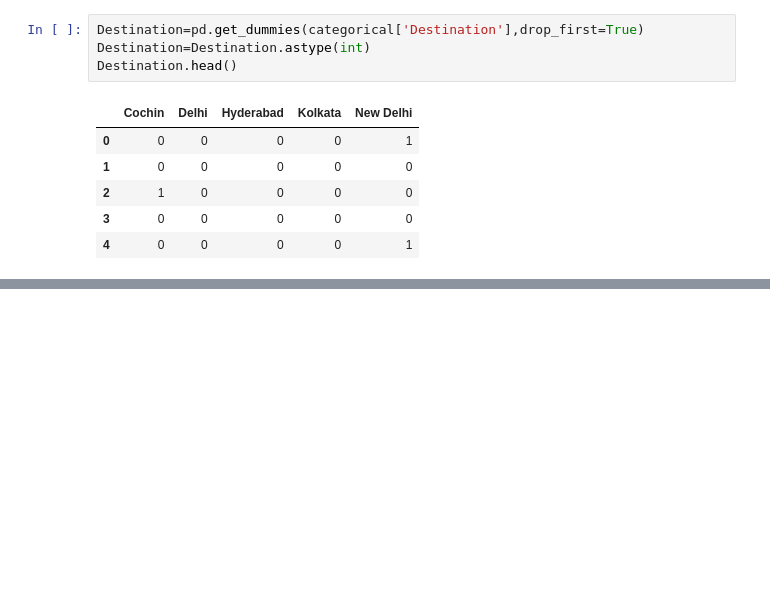
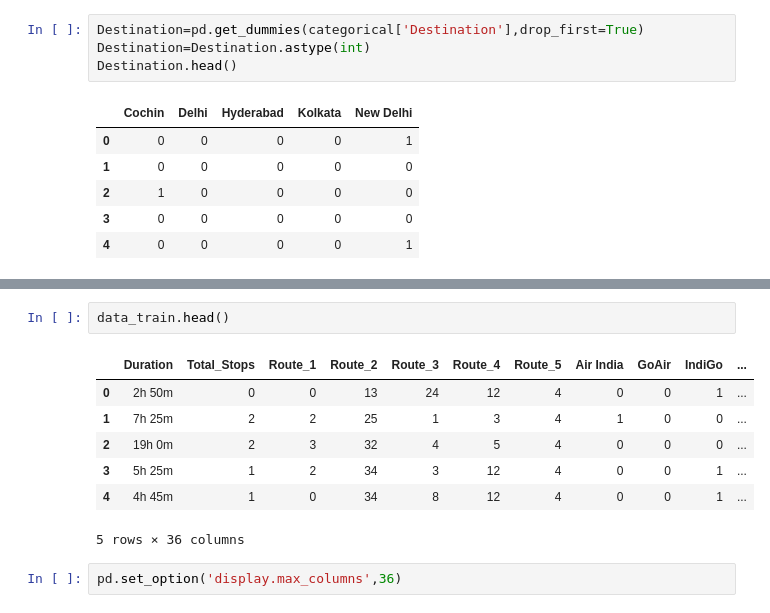
Before and after one commit to shihabrafio/Airlines_Tickets_Fare_Predictor, a Jupyter notebook: Airlines Ticket.ipynb, the cells around one changed output, grey strips where cells are left out. Cells and saved outputs as stored; diff of their text form; blank space fills up the shorter version.

```diff
--- a/Airlines Ticket.ipynb
+++ b/Airlines Ticket.ipynb
@@ -361,0 +569,12 @@ Destination.head()
+# %%
+data_train.head()
+# %% [output]
+|  | Duration | Total_Stops | Route_1 | Route_2 | Route_3 | Route_4 | Route_5 | Air India | GoAir | IndiGo | ... |
+| 0 | 2h 50m | 0 | 0 | 13 | 24 | 12 | 4 | 0 | 0 | 1 | ... |
+| 1 | 7h 25m | 2 | 2 | 25 | 1 | 3 | 4 | 1 | 0 | 0 | ... |
+| 2 | 19h 0m | 2 | 3 | 32 | 4 | 5 | 4 | 0 | 0 | 0 | ... |
+| 3 | 5h 25m | 1 | 2 | 34 | 3 | 12 | 4 | 0 | 0 | 1 | ... |
+| 4 | 4h 45m | 1 | 0 | 34 | 8 | 12 | 4 | 0 | 0 | 1 | ... |
+5 rows × 36 columns
+# %%
+pd.set_option('display.max_columns',36)
```
Also changed, not shown: parts of 22 cells of this notebook.
